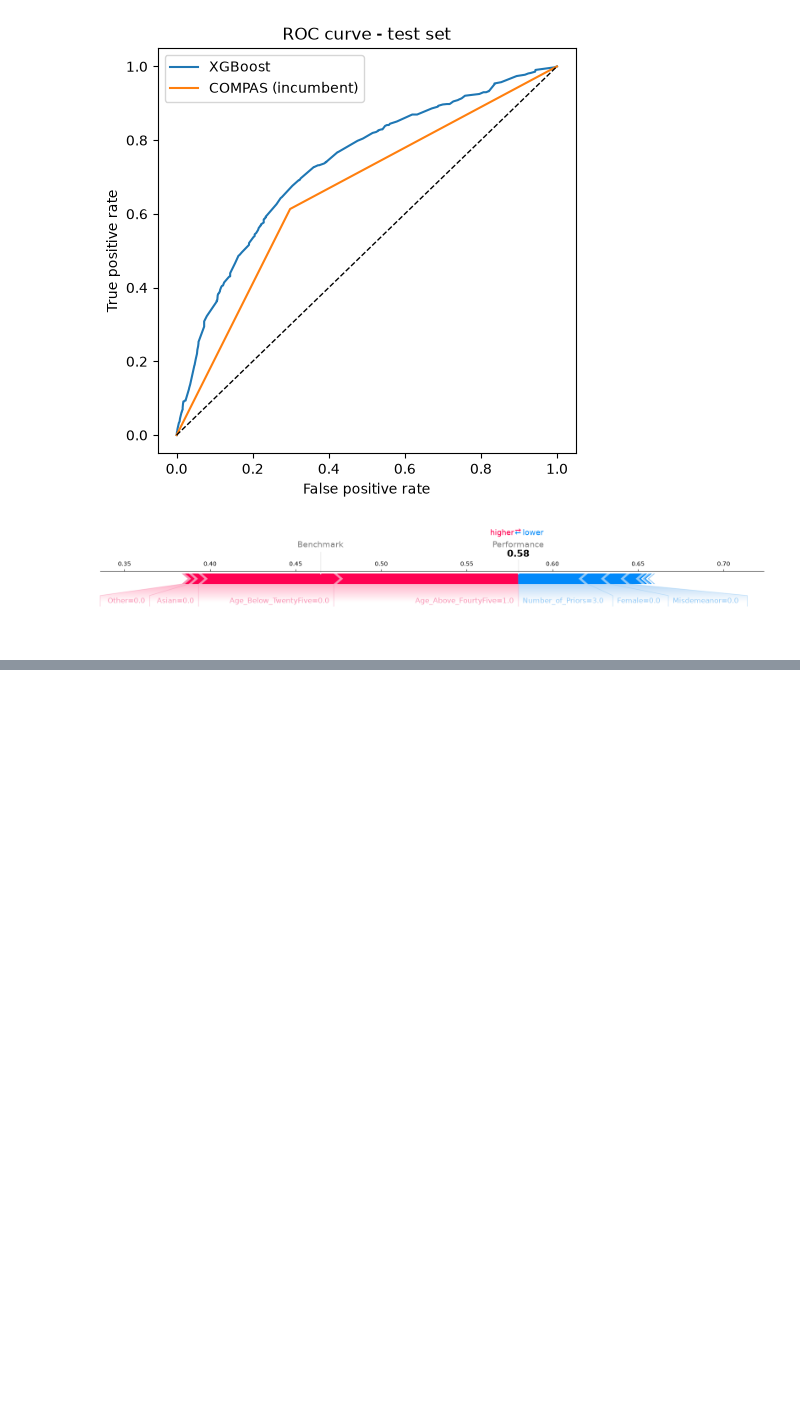
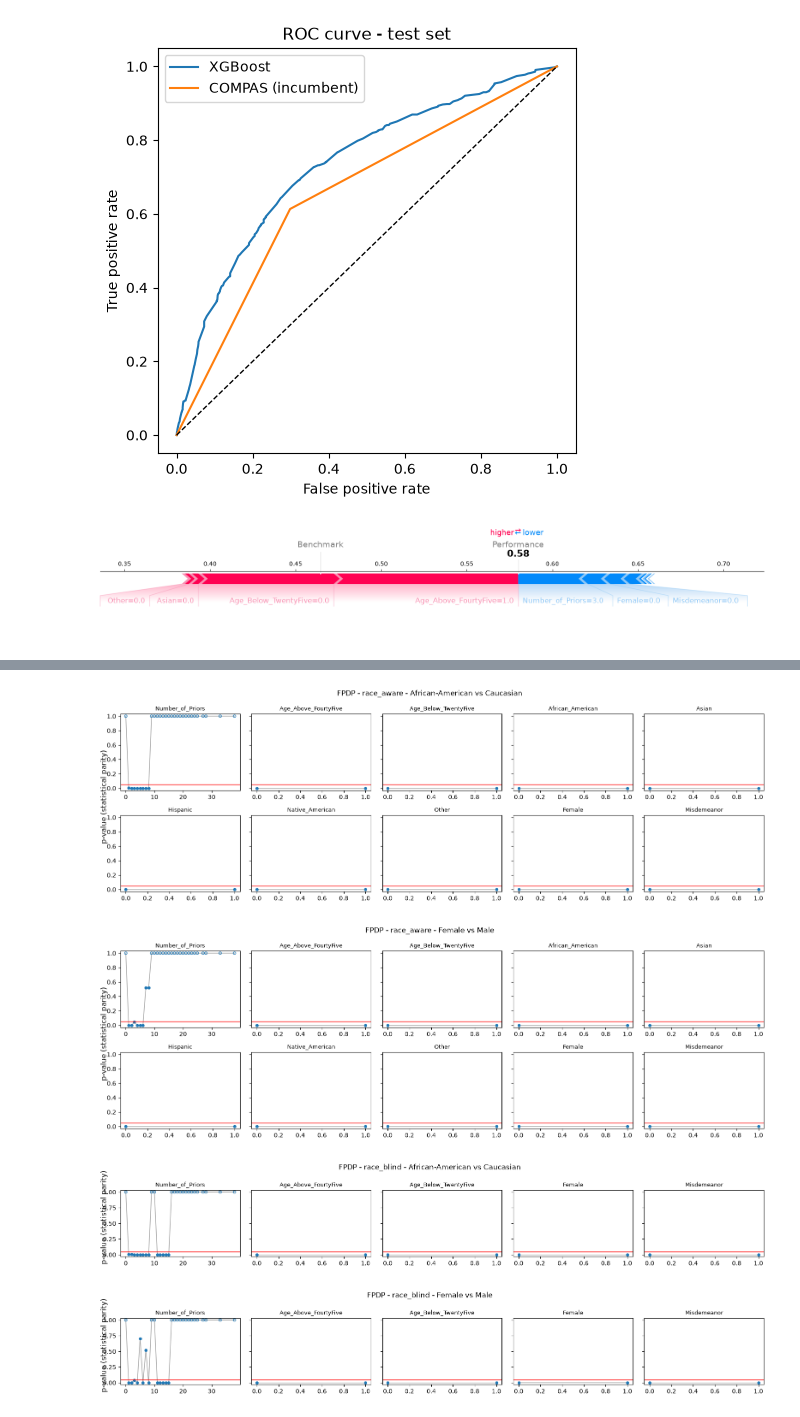
Before and after one commit to MaximeDespreaux/ThinkCarefully, a Jupyter notebook: xgboost/base-model.ipynb, the cells around one changed output, grey strips where cells are left out. Saved outputs shown, nothing was run; the diff lists cells and outputs as text; code cells hidden in the pictures; blank space fills up the shorter version.

```diff
--- a/xgboost/base-model.ipynb
+++ b/xgboost/base-model.ipynb
@@ -109,0 +195,5 @@ viz.force_plot(XPER_values=(phi.to_numpy(), phi_i.to_numpy()),
+# %%
+for comparison in ["African-American vs Caucasian", "Female vs Male"]:
+    f = fair["race_aware"]
+    print(f"race_aware - {comparison}")
+    display(conditional_parity_detail(f["y_pred"], f["test"], f["strata"], comparison).astype(float).round(4))
@@ -109,0 +225,35 @@ viz.force_plot(XPER_values=(phi.to_numpy(), phi_i.to_numpy()),
+# %%
+def plot_fpdp(curves, title, alpha=0.05):
+    features = list(curves)
+    ncols = 5
+    nrows = -(-len(features) // ncols)
+    fig, axes = plt.subplots(nrows, ncols, figsize=(3.2 * ncols, 2.6 * nrows), sharey=True, squeeze=False)
+    for ax, feature in zip(axes.flat, features):
+        curve = curves[feature]
+        ax.plot(curve["value"], curve["p_value"], color="0.6", lw=1, zorder=1)
+        real, degenerate = curve[~curve["degenerate"]], curve[curve["degenerate"]]
+        ax.scatter(real["value"], real["p_value"], s=18, zorder=2)
+        ax.scatter(degenerate["value"], degenerate["p_value"], s=18, facecolors="none", edgecolors="C0", zorder=2)
+        ax.axhline(alpha, color="red", lw=1)
+        ax.set_title(feature, fontsize=9)
+        ax.set_ylim(-0.03, 1.03)
+    for ax in axes.flat[len(features):]:
+        ax.axis("off")
+    fig.suptitle(title)
+    fig.supylabel("p-value (statistical parity)")
+    fig.tight_layout()
+    plt.show()
+
+
+fpdp_results = {}
+for feature_set in FAIRNESS_MODELS:
+    f = fair[feature_set]
+    for comparison in ["African-American vs Caucasian", "Female vs Male"]:
+        curves = fpdp_all(f["model"], f["test"], comparison)
+        fpdp_results[feature_set, comparison] = curves
+        plot_fpdp(curves, f"FPDP - {feature_set} - {comparison}")
+# %% [output]
+[figure, added]
+[figure, added]
+[figure, added]
+[figure, added]
```
Also changed, not shown: parts of 15 cells of this notebook.
